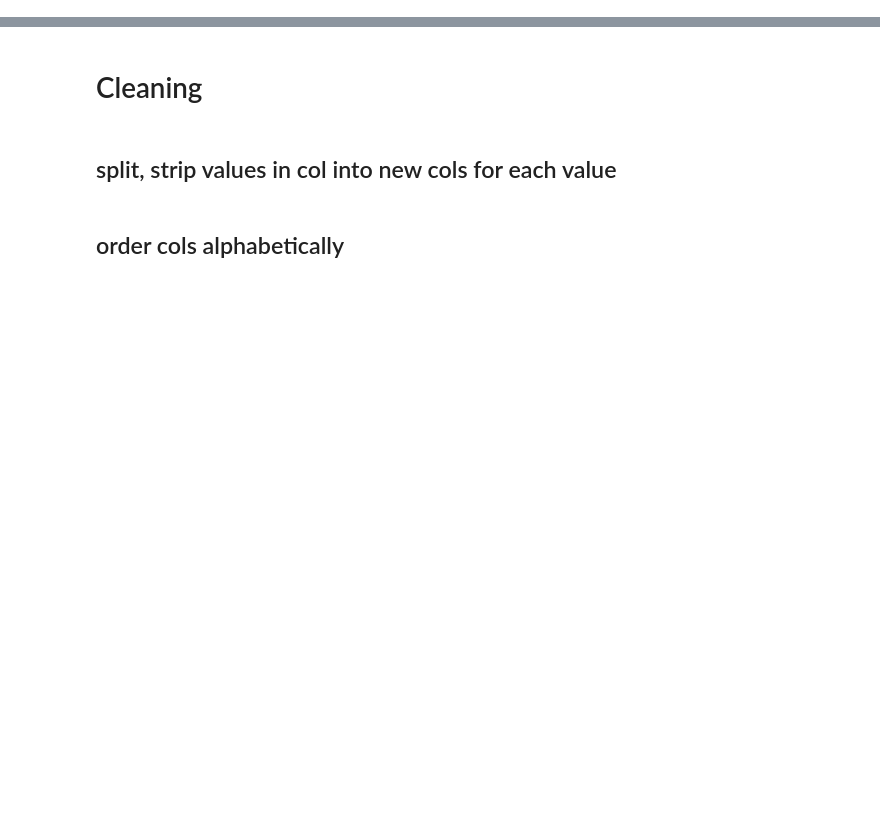
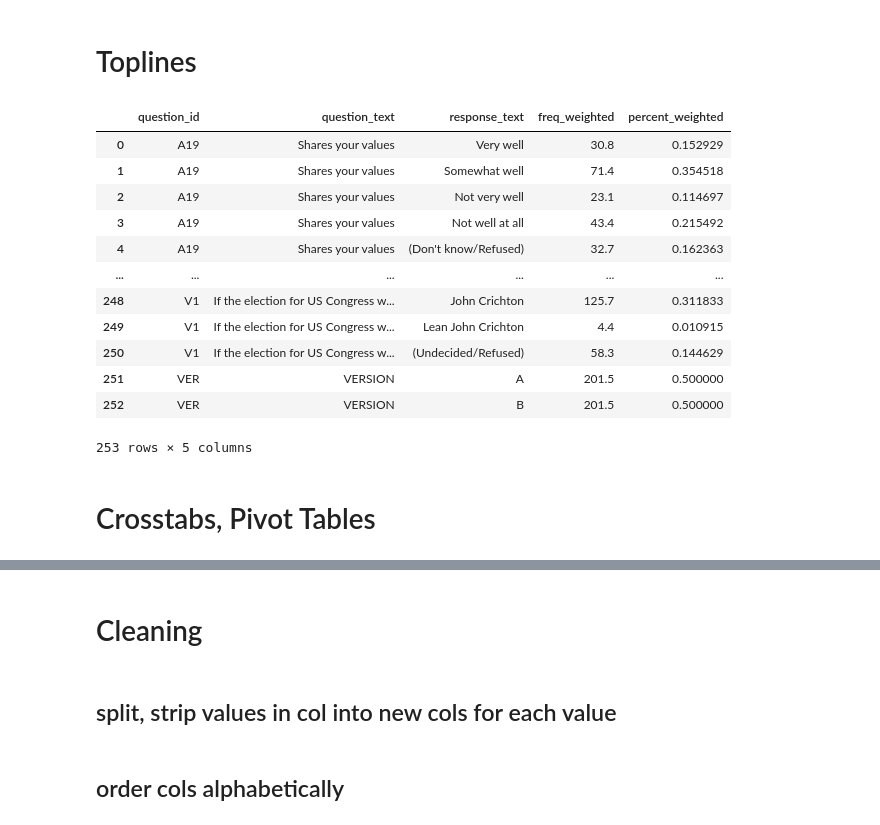
Before and after one commit to patruq/dpp, a Jupyter notebook: codes.ipynb, the cells around one changed output, grey strips where cells are left out. Cells and saved outputs as stored; diff of their text form; code cells hidden in the pictures; blank space fills up the shorter version.

Commit message:
added toplines

```diff
--- a/codes.ipynb
+++ b/codes.ipynb
@@ -27,0 +31,2 @@ q4_r_weights= pd.read_csv('../job-apply/interviews/gsg/data/question4_files/resp
+# %% [markdown]
+# Toplines
@@ -27,0 +50,65 @@ q4_r_weights= pd.read_csv('../job-apply/interviews/gsg/data/question4_files/resp
+# %%
+## combine questions & response on 'responses'
+output_18058 = r_18058.merge(q_18058, how='left', on='question_id')
+## remove unneeded cols
+output_18058 = output_18058[['question_id', 'response',
+                             'response_index', 'text_y','text_x']]
+output_18058.rename(columns={
+    'text_y': 'question_text',
+    'text_x': 'response_text'
+}, inplace=True)
+
+## order the cols by question and respnse
+output_18058.sort_values(['question_id', 'response'], inplace=True)
+
+## corr resp_weights to weight scheme marked 'final' in weight_schemes
+cond = (ws_18058['name'] == 'Final')
+w_id = ws_18058[cond]['weight_scheme_id'].values[0]
+
+rw_18058 = rw_18058[rw_18058['weight_scheme_id'] == w_id]
+# %%
+## weights are tied to individual respondent id's
+## For more info/background on weighted tables in survey data, ref'd from source:
+    ## https://www.datarevelations.com/working-with-weighted-survey-data/
+## perc is the % of overall choice in category/question
+
+## combine the weights corr to respondent, response, and question.
+m_weights_18058 = rd_18058.merge(rw_18058, how='left',
+                                 on='respondent_id').sort_values('respondent_id').groupby(['question_id',
+                                                                                           'response'],
+                                                                                           as_index=False).sum()
+## merge with questions/respondents data
+output_18058 = pd.merge(output_18058, m_weights_18058, how='left',
+                        left_on=['question_id', 'response'],
+                        right_on=['question_id', 'response'])
+
+## clean cols, round floats down
+output_18058.rename(columns={'weight': 'freq_weight'}, inplace=True)
+output_18058['freq_weight'].fillna(0, inplace=True)
+output_18058['freq_weight'] = output_18058['freq_weight'].apply(lambda x: np.round(x, 1))
+
+## the meat and potatoes:
+cumsum = output_18058.groupby(['question_id']).sum().groupby(level=0).cumsum().reset_index()
+output_18058 = output_18058.merge(cumsum, how='left', on='question_id')
+
+output_18058['percent_weighted'] = output_18058['freq_weight_x'] / output_18058['freq_weight_y']
+
+output_18058 = output_18058[['question_id', 'question_text', 'response_text',
+                             'freq_weight_x', 'percent_weighted']].rename(columns={'freq_weight_x': 'freq_weighted'})
+output_18058
+# %% [output]
+|  | question_id | question_text | response_text | freq_weighted | percent_weighted |
+| 0 | A19 | Shares your values | Very well | 30.8 | 0.152929 |
+| 1 | A19 | Shares your values | Somewhat well | 71.4 | 0.354518 |
+| 2 | A19 | Shares your values | Not very well | 23.1 | 0.114697 |
+| 3 | A19 | Shares your values | Not well at all | 43.4 | 0.215492 |
+| 4 | A19 | Shares your values | (Don't know/Refused) | 32.7 | 0.162363 |
+| ... | ... | ... | ... | ... | ... |
+| 248 | V1 | If the election for US Congress w... | John Crichton | 125.7 | 0.311833 |
+| 249 | V1 | If the election for US Congress w... | Lean John Crichton | 4.4 | 0.010915 |
+| 250 | V1 | If the election for US Congress w... | (Undecided/Refused) | 58.3 | 0.144629 |
+| 251 | VER | VERSION | A | 201.5 | 0.500000 |
+| 252 | VER | VERSION | B | 201.5 | 0.500000 |
+253 rows × 5 columns
+# %% [markdown]
+# Crosstabs, Pivot Tables
```
Also changed, not shown: parts of 29 cells of this notebook.
